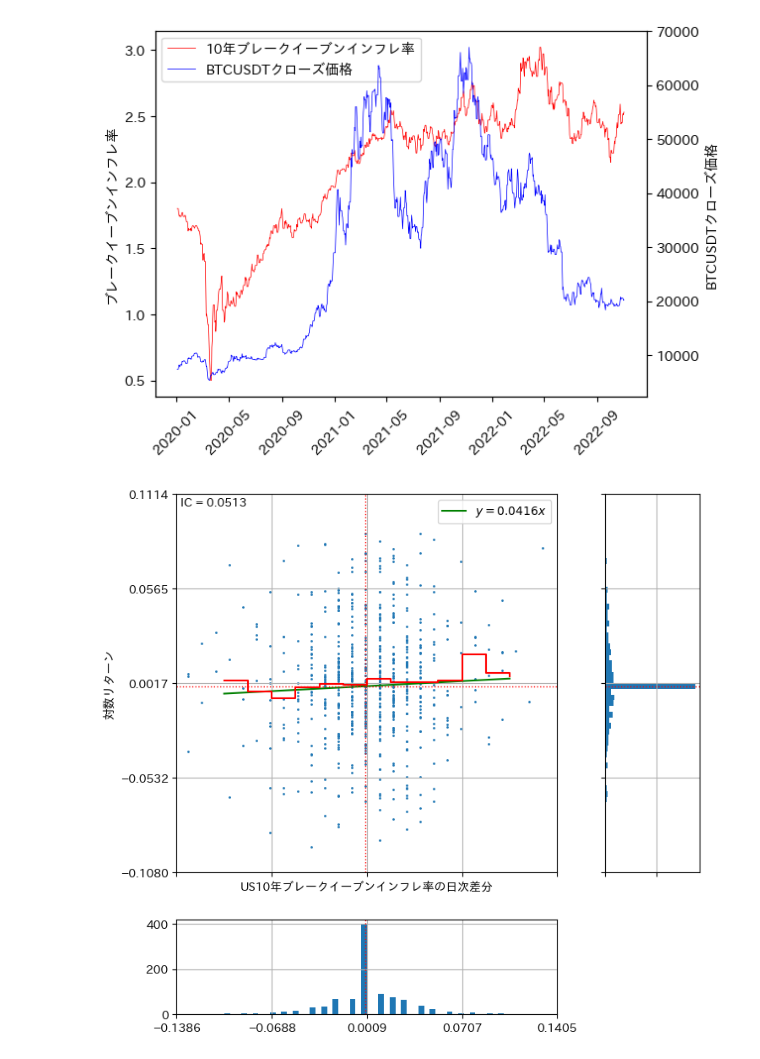
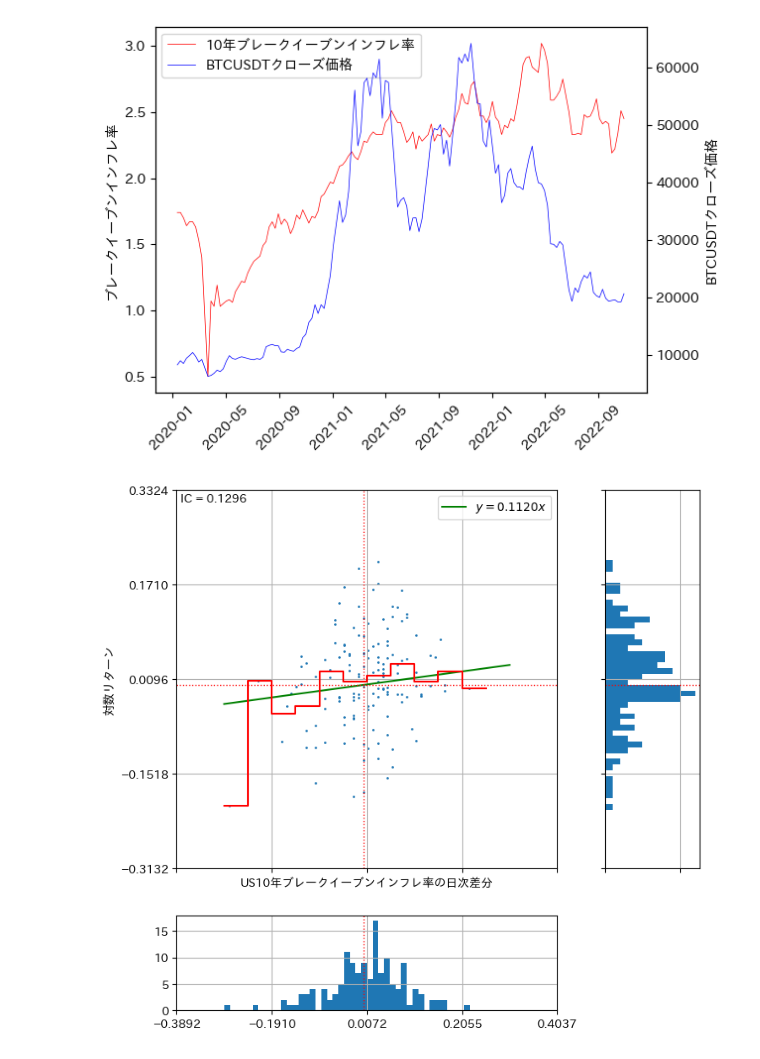
Before and after one commit to WannabeBotter/binance_exercise, a Jupyter notebook: fred_exercise_2.ipynb, the cells around one changed output. Saved outputs shown, nothing was run; the diff lists cells and outputs as text; code cells hidden in the pictures.

```diff
--- a/fred_exercise_2.ipynb
+++ b/fred_exercise_2.ipynb
@@ -5,7 +5,6 @@ import datetime
 import matplotlib.pyplot as plt
 import japanize_matplotlib
 from tqdm.auto import tqdm
-import talib
 import exercise_util
 import pandas_datareader.data as web
 
@@ -34,33 +33,33 @@ df_analysis['T10YIE'] = df_analysis['T10YIE'].shift(1)
 
 # 時間インデックスに基づいてソートし、周期を調整する
 df_analysis = df_analysis.sort_index()
 df_analysis = df_analysis[df_analysis.index >= '2020-01-01']
-df_analysis = df_analysis.asfreq('D', method = 'ffill')
+df_analysis = df_analysis.asfreq('W', method = 'ffill')
 
 # クローズ価格の対数リターンと、ブレークイーブンインフレ率の差分を求める
 df_analysis['lr'] =  np.log(df_analysis['close']) - np.log(df_analysis['close'].shift(1))
 df_analysis['T10YIE_diff'] =  df_analysis['T10YIE'] - df_analysis['T10YIE'].shift(1)
 
 # BTCUSDTの対数リターンが極端な値を取っている行を削除する
 df_analysis = df_analysis[(df_analysis['lr'] > df_analysis['lr'].quantile(0.02)) & (df_analysis['lr'] < df_analysis['lr'].quantile(0.98))]
 
 # 時系列のプロット
 fig, ax1 = plt.subplots()
 ax1.set_ylabel('ブレークイーブンインフレ率')
 ax1.tick_params(axis = 'x', labelrotation = 45)
 line1 = ax1.plot(df_analysis['T10YIE'], color = 'red', lw = 0.5, label = '10年ブレークイーブンインフレ率')
 ax2 = ax1.twinx()
 ax2.set_ylabel('BTCUSDTクローズ価格')
 line2 = ax2.plot(df_analysis['close'], color = 'blue', lw = 0.5, label = 'BTCUSDTクローズ価格')
 
 # 2軸分の凡例をきれいに表示する
 lines = line1 + line2
 labels = [l.get_label() for l in lines]
 ax1.legend(lines, labels, loc = 0)
 fig.show()
 
 # 分布図のプロット
 exercise_util.show_correlation(df_analysis['T10YIE_diff'], df_analysis['lr'], xaxis_label = 'US10年ブレークイーブンインフレ率の日次差分', yaxis_label = '対数リターン', legend_loc = 'upper right')
 # %% [output]
-[figure, old version]
+[figure, new version]
-[figure, old version]
+[figure, new version]
```
